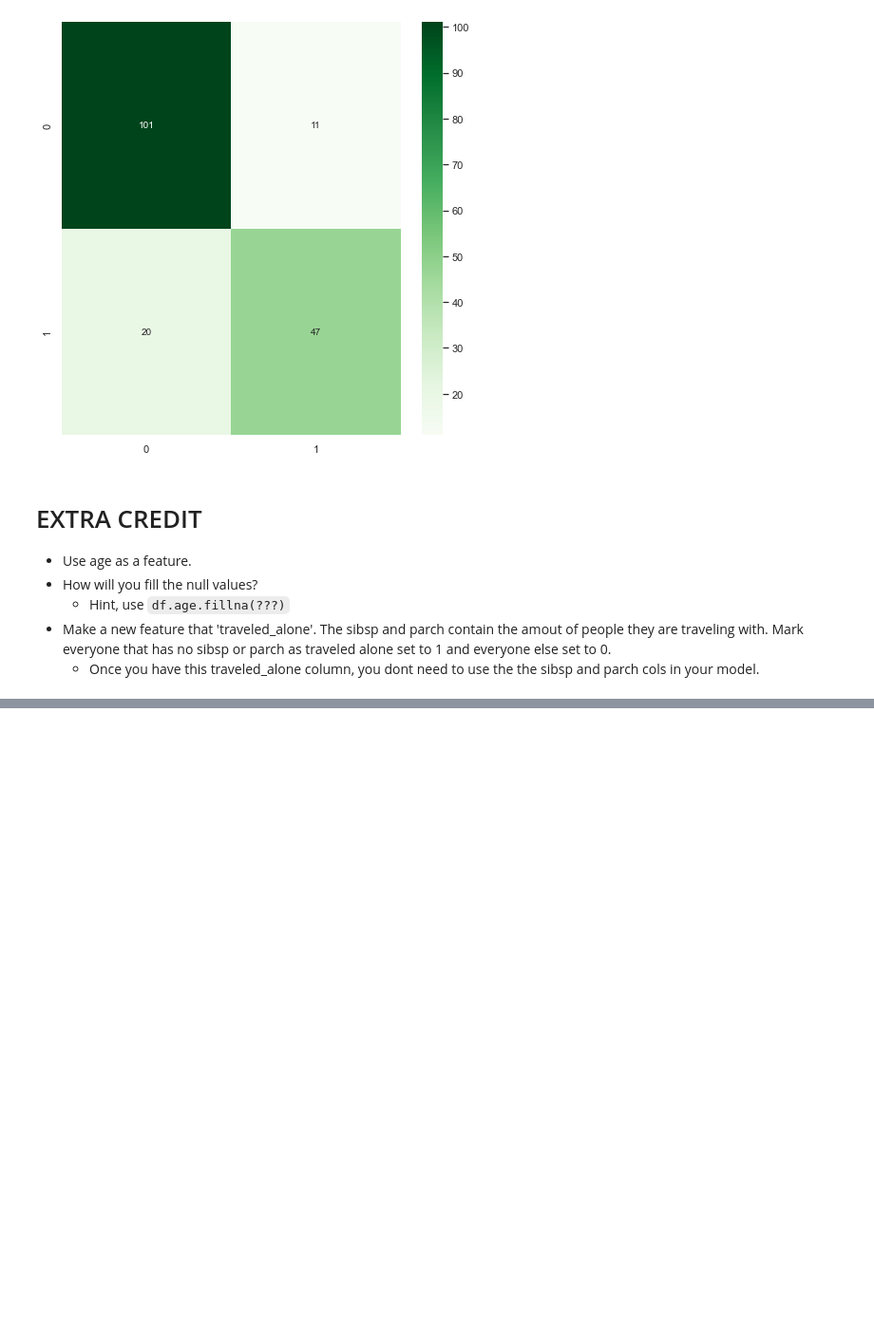
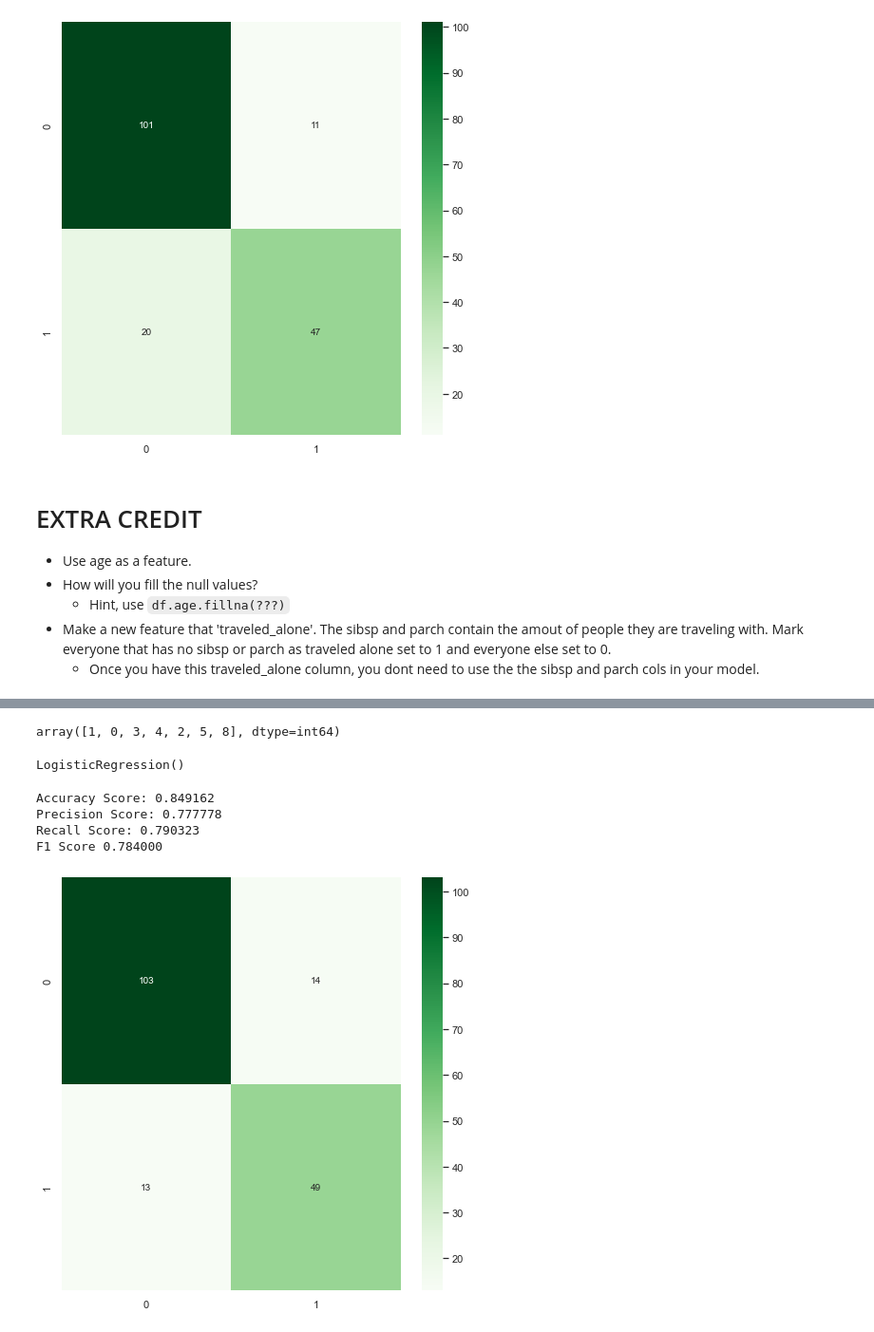
Before and after one commit to deepankarck2/2022-fall-data-science, a Jupyter notebook: Week-03-Intro-To-ML/Exercise-Logistic-Regression.ipynb, the cells around one changed output, grey strips where cells are left out. Shown: that part at 95% size. Drawn from its saved outputs; the diff is of its cells as text; code cells hidden in the pictures; blank space fills up the shorter version.

```diff
--- a/Week-03-Intro-To-ML/Exercise-Logistic-Regression.ipynb
+++ b/Week-03-Intro-To-ML/Exercise-Logistic-Regression.ipynb
@@ -313,0 +323,8 @@ true-positive: 47
+# %%
+df = pd.read_csv('data/titanic.csv')
+
+# Run pd.get_dummies on sex, pclass, and embarked of your DataFrame.
+df = pd.get_dummies(df, columns=['sex','pclass','embarked'], drop_first=True)
+df.sibsp.unique()
+# %% [output]
+array([1, 0, 3, 4, 2, 5, 8], dtype=int64)
@@ -314,53 +346,50 @@ true-positive: 47
+# %%
+# Split our data into testing and training.
+# Remeber to use the same random state as you used before
+X_train, X_test, y_train, y_test = train_test_split(X, y, test_size=0.2, random_state=45)
+
+
+# Initalize our model
+model_3 = LogisticRegression()
+
+# Fit / Train our model using our training data.
+model_3.fit(X_train,y_train)
+# %% [output]
+LogisticRegression()
 # %%
-df = pd.read_csv('data/titanic.csv')
-
-# Run pd.get_dummies on sex, pclass, and embarked of your DataFrame.
-
-
-# Fill null age values with mean age.
-
-
-# Create new traveled_alone feature
-
-
-# Update your `selected_features` to include the new traveled alone and age
-
-
-# Define your X and y variables
-
-
-# Split our data into testing and training.
-# Remeber to use the same random state as you used before
-X_train, X_test, y_train, y_test = train_test_split(X, y, test_size=0.2, random_state=45)
-
-
-# Initalize our model
-model_3 = LogisticRegression()
-
-# Fit / Train our model using our training data.
-
 # Make new predicitions using our testing data.
-
+y_pred = model_3.predict(X_test)
 
 # Calculate our accuracy
-accuracy_3 =
+accuracy_3 = accuracy_score(y_test, y_pred)
 
 # Calculate our precision score
-precision_3 =
+precision_3 = precision_score(y_test, y_pred)
 
 # Calculate our recall score
-recall_3 =
+recall_3 = recall_score(y_test, y_pred)
 
 # Calculate your f1-score
-f1_3 =
+f1_3 = f1_score(y_test, y_pred)
 
 # Print each of our scores to inspect performance.
 print("Accuracy Score: %f" % accuracy_3)
 print("Precision Score: %f" % precision_3)
 print("Recall Score: %f" % recall_3)
 print('F1 Score %f' % f1_3)
 
 # Plot your confusion matrix.
 fig = plt.figure(figsize=(8,8))
 plt.xlabel('Predicted')
 plt.ylabel('Actual');
+
+cm = confusion_matrix(y_test, y_pred)
+cm = cm.round(2)
+tn, fp, fn, tp = confusion_matrix(y_test, y_pred).ravel()
+ax = sns.heatmap(cm, annot=True, cmap='Greens', fmt='g')
+# %% [output]
+Accuracy Score: 0.849162
+Precision Score: 0.777778
+Recall Score: 0.790323
+F1 Score 0.784000
+[figure, added]
```
Also changed, not shown: parts of 2 cells of this notebook, 1 other file.
